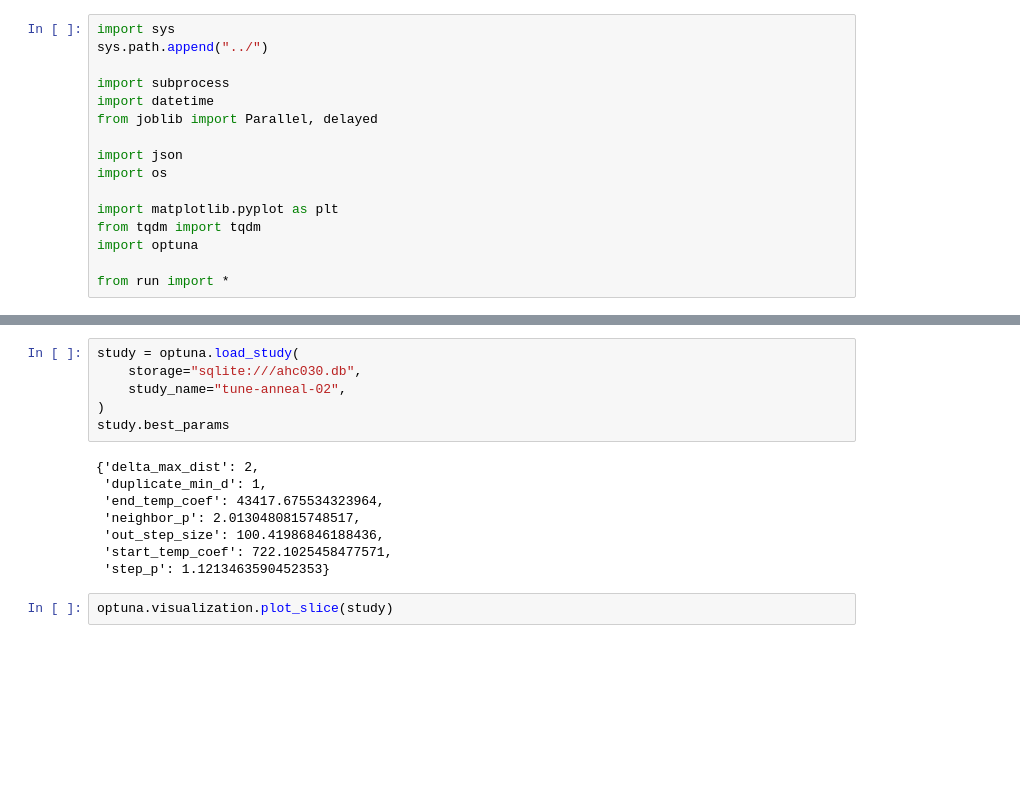
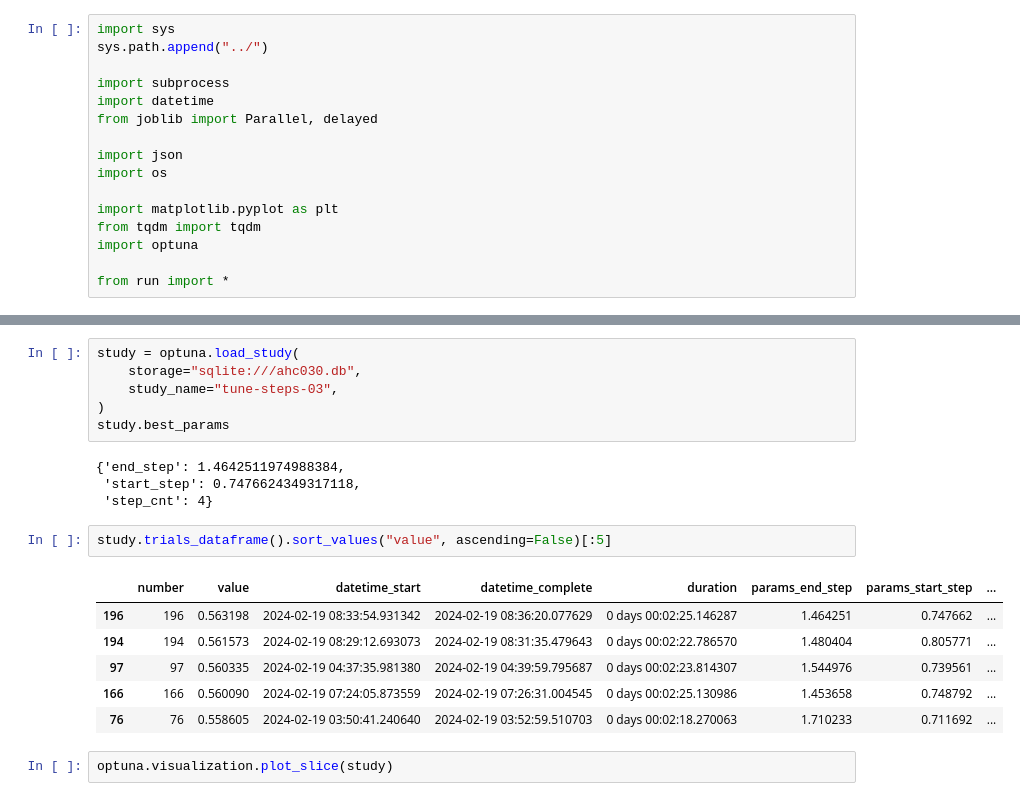
Before and after one commit to tishii2479/ahc030, a Jupyter notebook: notebooks/tune_params.ipynb, the cells around one changed output, grey strips where cells are left out. Saved outputs shown, nothing was run; the diff lists cells and outputs as text; blank space fills up the shorter version.

```diff
--- a/notebooks/tune_params.ipynb
+++ b/notebooks/tune_params.ipynb
@@ -159,17 +177,22 @@ KeyboardInterrupt:
 # %%
 study = optuna.load_study(
     storage="sqlite:///ahc030.db",
-    study_name="tune-anneal-02",
+    study_name="tune-steps-03",
 )
 study.best_params
 # %% [output]
-{'delta_max_dist': 2,
- 'duplicate_min_d': 1,
- 'end_temp_coef': 43417.675534323964,
- 'neighbor_p': 2.0130480815748517,
- 'out_step_size': 100.41986846188436,
- 'start_temp_coef': 722.1025458477571,
- 'step_p': 1.1213463590452353}
+{'end_step': 1.4642511974988384,
+ 'start_step': 0.7476624349317118,
+ 'step_cnt': 4}
+# %%
+study.trials_dataframe().sort_values("value", ascending=False)[:5]
+# %% [output]
+|  | number | value | datetime_start | datetime_complete | duration | params_end_step | params_start_step | ... |
+| 196 | 196 | 0.563198 | 2024-02-19 08:33:54.931342 | 2024-02-19 08:36:20.077629 | 0 days 00:02:25.146287 | 1.464251 | 0.747662 | ... |
+| 194 | 194 | 0.561573 | 2024-02-19 08:29:12.693073 | 2024-02-19 08:31:35.479643 | 0 days 00:02:22.786570 | 1.480404 | 0.805771 | ... |
+| 97 | 97 | 0.560335 | 2024-02-19 04:37:35.981380 | 2024-02-19 04:39:59.795687 | 0 days 00:02:23.814307 | 1.544976 | 0.739561 | ... |
+| 166 | 166 | 0.560090 | 2024-02-19 07:24:05.873559 | 2024-02-19 07:26:31.004545 | 0 days 00:02:25.130986 | 1.453658 | 0.748792 | ... |
+| 76 | 76 | 0.558605 | 2024-02-19 03:50:41.240640 | 2024-02-19 03:52:59.510703 | 0 days 00:02:18.270063 | 1.710233 | 0.711692 | ... |
 # %%
 optuna.visualization.plot_slice(study)
 # %%
```
Also changed, not shown: parts of 1 cell of this notebook, 3 other files.
